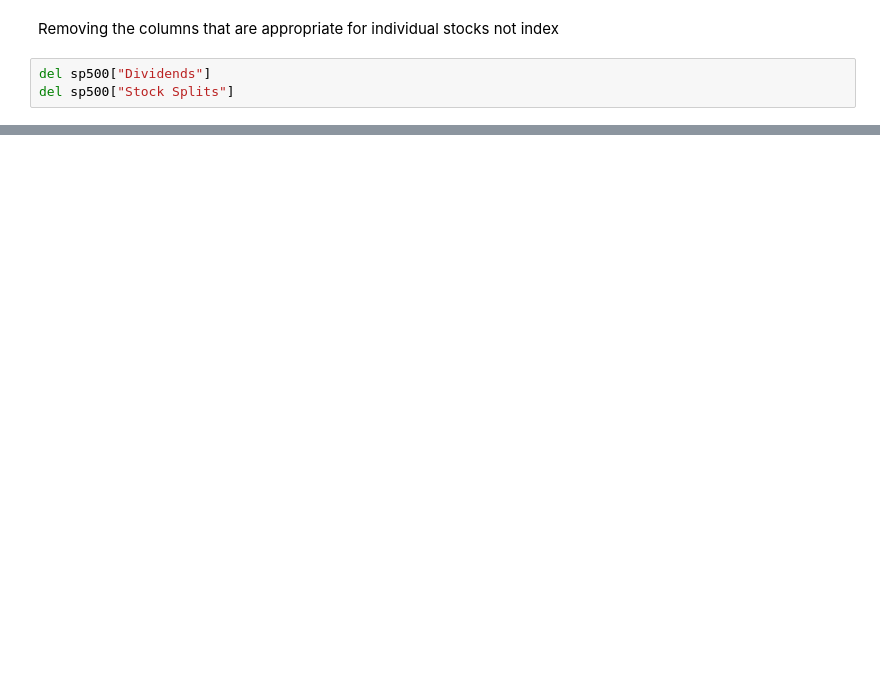
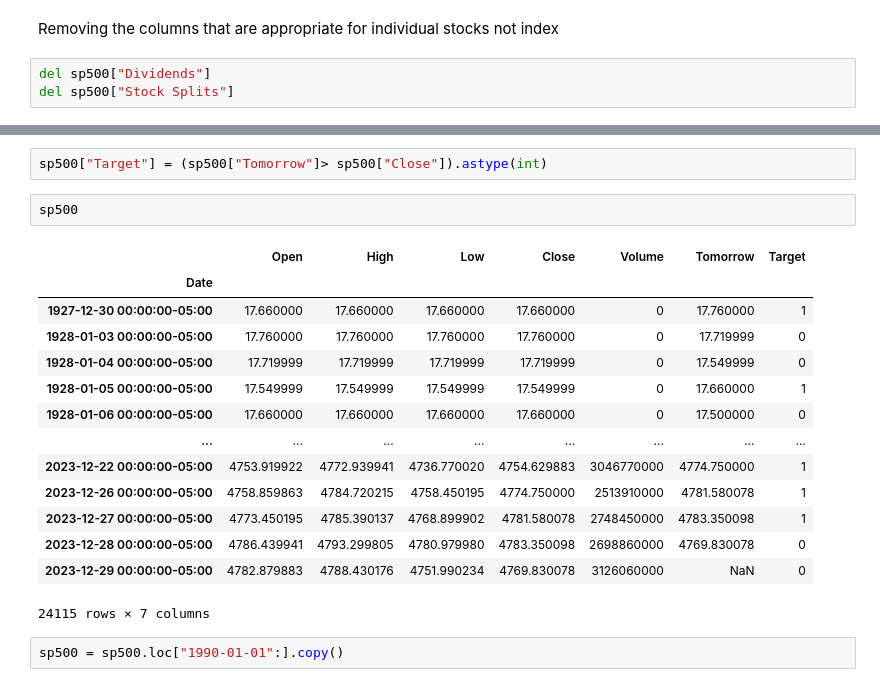
Before and after one commit to AhmedBafuleh/ai-ml-with-python-and-knime-2024, a Jupyter notebook: AI.ipynb, the cells around one changed output, grey strips where cells are left out. Saved outputs shown, nothing was run; the diff lists cells and outputs as text; blank space fills up the shorter version.

```diff
--- a/AI.ipynb
+++ b/AI.ipynb
@@ -49,0 +66,21 @@ NameError: name 'sp500' is not defined
+# %%
+sp500["Target"] = (sp500["Tomorrow"]> sp500["Close"]).astype(int)
+# %%
+sp500
+# %% [output]
+|  | Open | High | Low | Close | Volume | Tomorrow | Target |
+| Date |  |  |  |  |  |  |  |
+| 1927-12-30 00:00:00-05:00 | 17.660000 | 17.660000 | 17.660000 | 17.660000 | 0 | 17.760000 | 1 |
+| 1928-01-03 00:00:00-05:00 | 17.760000 | 17.760000 | 17.760000 | 17.760000 | 0 | 17.719999 | 0 |
+| 1928-01-04 00:00:00-05:00 | 17.719999 | 17.719999 | 17.719999 | 17.719999 | 0 | 17.549999 | 0 |
+| 1928-01-05 00:00:00-05:00 | 17.549999 | 17.549999 | 17.549999 | 17.549999 | 0 | 17.660000 | 1 |
+| 1928-01-06 00:00:00-05:00 | 17.660000 | 17.660000 | 17.660000 | 17.660000 | 0 | 17.500000 | 0 |
+| ... | ... | ... | ... | ... | ... | ... | ... |
+| 2023-12-22 00:00:00-05:00 | 4753.919922 | 4772.939941 | 4736.770020 | 4754.629883 | 3046770000 | 4774.750000 | 1 |
+| 2023-12-26 00:00:00-05:00 | 4758.859863 | 4784.720215 | 4758.450195 | 4774.750000 | 2513910000 | 4781.580078 | 1 |
+| 2023-12-27 00:00:00-05:00 | 4773.450195 | 4785.390137 | 4768.899902 | 4781.580078 | 2748450000 | 4783.350098 | 1 |
+| 2023-12-28 00:00:00-05:00 | 4786.439941 | 4793.299805 | 4780.979980 | 4783.350098 | 2698860000 | 4769.830078 | 0 |
+| 2023-12-29 00:00:00-05:00 | 4782.879883 | 4788.430176 | 4751.990234 | 4769.830078 | 3126060000 | NaN | 0 |
+24115 rows × 7 columns
+# %%
+sp500 = sp500.loc["1990-01-01":].copy()
```
Also changed, not shown: parts of 6 cells of this notebook.
